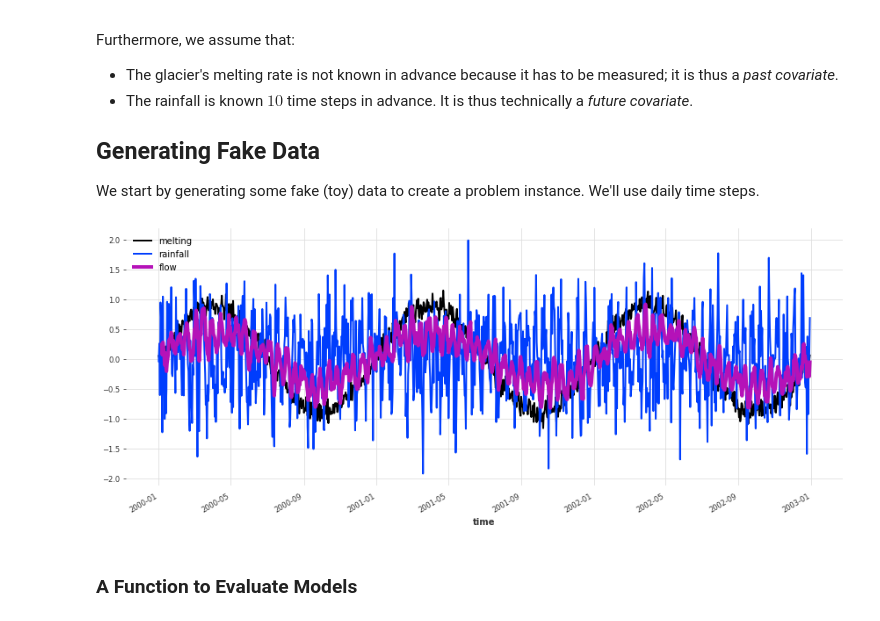
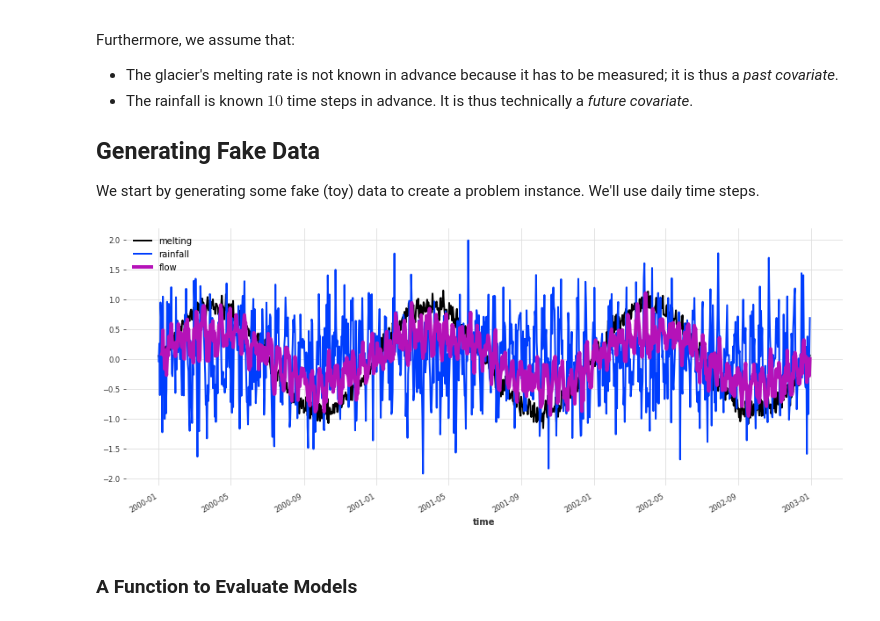
Before and after one commit to Jbonhomme631/Darts_Project, a Jupyter notebook: river-flow.ipynb, the cells around one changed output. Saved outputs shown, nothing was run; the diff lists cells and outputs as text; code cells hidden in the pictures.

```diff
--- a/river-flow.ipynb
+++ b/river-flow.ipynb
@@ -27,34 +27,37 @@ LENGTH = 3 * 365  # 3 years of daily data
 
 # Melting: a sine with yearly periodicity and additive white noise
 melting = (0.9 * tg.sine_timeseries(length=LENGTH, value_frequency=(1/365),
                               freq='D',
                               column_name='melting')
            + 0.1 * tg.gaussian_timeseries(length=LENGTH, freq='D'))
 
 # Rainfalls: a sine with bi-weekly periodicity and additive white noise
 rainfalls = (0.5 * tg.sine_timeseries(length=LENGTH,
                                 value_frequency=(1/14),
                                 freq='D',
                                 column_name='rainfall')
              + 0.5 * tg.gaussian_timeseries(length=LENGTH, freq='D'))
 
 # We shift the melting by 5 days
 melting_contribution = 0.5 * melting.shift(5)
 
 # We compute similar contribution from the rainfalls
 all_contributions = [melting_contribution] + [0.1 * rainfalls.shift(lag) for lag in range(5)]
 
 # We compute the final flow as the sum of everything; trimming series so they
 # all have the same start time
 flow = sum([series[melting_contribution.start_time():][:melting.end_time()]
             for series in all_contributions]).with_columns_renamed('melting', 'flow')
 
+# add some white noise
+flow += 0.1 * tg.gaussian_timeseries(length=len(flow))
+
 plt.figure(figsize=(12,5))
 melting.plot()
 rainfalls.plot()
 flow.plot(lw=4)
 # %% [output]
-[figure, old version]
+[figure, new version]
 # %% [markdown]
 ### A Function to Evaluate Models
 # %%
```
Also changed, not shown: parts of 8 cells of this notebook.
